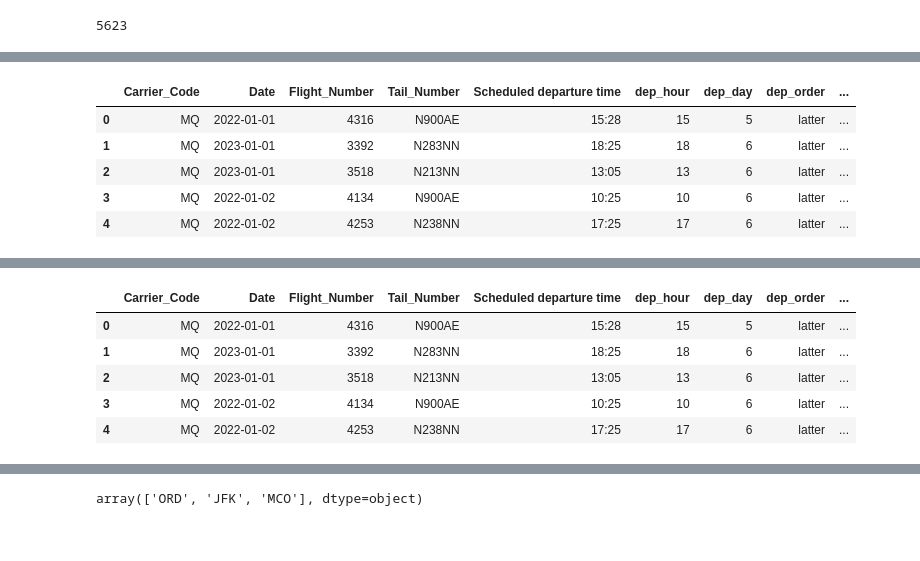
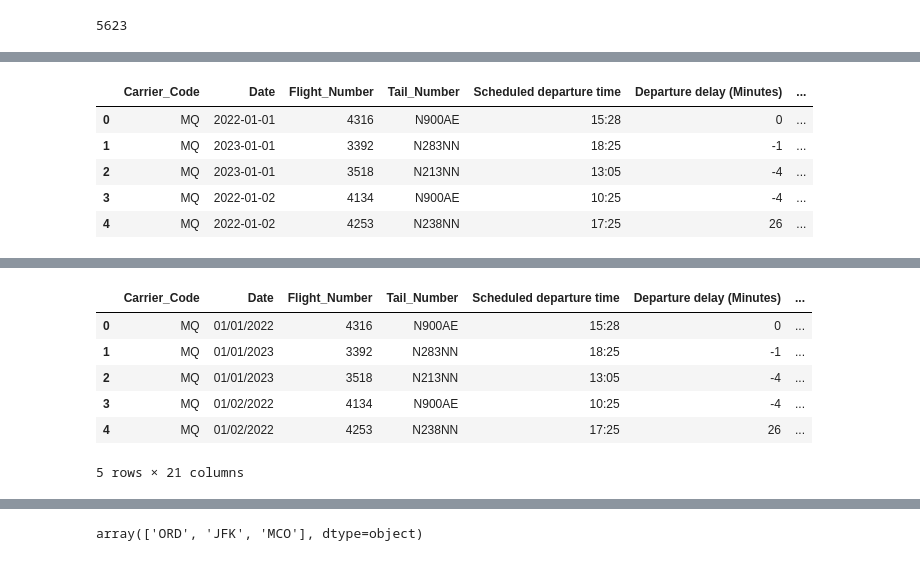
Before and after one commit to melvin1117/flight-predictions, a Jupyter notebook: analysis1.ipynb, the cells around one changed output, grey strips where cells are left out. Saved outputs shown, nothing was run; the diff lists cells and outputs as text; code cells hidden in the pictures.

```diff
--- a/analysis1.ipynb
+++ b/analysis1.ipynb
@@ -81,6 +73,6 @@ dtype: object
 # %%
 sub_data = main_data.drop(columns = ['Unnamed: 0','Destination_Airport','Actual departure time','Scheduled elapsed time (Minutes)','Actual elapsed time (Minutes)',
-                         'Departure delay (Minutes)','Wheels-off time','Taxi-Out time (Minutes)','dep_Delay_Carrier',
+                         'Wheels-off time','Taxi-Out time (Minutes)','dep_Delay_Carrier',
                          'dep_Delay_Weather','dep_Delay_National_Aviation_System','dep_Delay_Security','dep_Delay_Late_Aircraft_Arrival',
                          'dep_year','Actual Arrival Time','Wheels-on Time','Taxi-In time (Minutes)','arr_Delay_Carrier','arr_Delay_Weather',
                          'arr_Delay_National_Aviation_System','arr_Delay_Security','arr_Delay_Late_Aircraft_Arrival','arr_year'])
@@ -104,29 +97,32 @@ dtype: object
 # %%
 sub_data.head()
 # %% [output]
-|  | Carrier_Code | Date | Flight_Number | Tail_Number | Scheduled departure time | dep_hour | dep_day | dep_order | ... |
-| 0 | MQ | 2022-01-01 | 4316 | N900AE | 15:28 | 15 | 5 | latter | ... |
-| 1 | MQ | 2023-01-01 | 3392 | N283NN | 18:25 | 18 | 6 | latter | ... |
-| 2 | MQ | 2023-01-01 | 3518 | N213NN | 13:05 | 13 | 6 | latter | ... |
-| 3 | MQ | 2022-01-02 | 4134 | N900AE | 10:25 | 10 | 6 | latter | ... |
-| 4 | MQ | 2022-01-02 | 4253 | N238NN | 17:25 | 17 | 6 | latter | ... |
+|  | Carrier_Code | Date | Flight_Number | Tail_Number | Scheduled departure time | Departure delay (Minutes) | ... |
+| 0 | MQ | 2022-01-01 | 4316 | N900AE | 15:28 | 0 | ... |
+| 1 | MQ | 2023-01-01 | 3392 | N283NN | 18:25 | -1 | ... |
+| 2 | MQ | 2023-01-01 | 3518 | N213NN | 13:05 | -4 | ... |
+| 3 | MQ | 2022-01-02 | 4134 | N900AE | 10:25 | -4 | ... |
+| 4 | MQ | 2022-01-02 | 4253 | N238NN | 17:25 | 26 | ... |
 # %%
 sub_data['dep_min'] = sub_data['Scheduled departure time'].str.split(":").str[1].astype('int64')
-def round_to_nearest_quarter(minute):
-    if 0 <= minute < 14:
-        return 0
-    elif 15 <= minute < 29:
-        return 15
-    elif 30 <= minute < 44:
-        return 30
-    else:
-        return 45
-
-sub_data['dep_minutes'] = sub_data['dep_min'].apply(round_to_nearest_quarter).astype('object')
+# def round_to_nearest_quarter(minute):
+#     if 0 <= minute < 14:
+#         return 0
+#     elif 15 <= minute < 29:
+#         return 15
+#     elif 30 <= minute < 44:
+#         return 30
+#     else:
+#         return 45
+sub_data['Date'] = pd.to_datetime( sub_data['Date'],format ="%Y-%m-%d")
+sub_data['Date'] = sub_data['Date'].dt.strftime('%m/%d/%Y')
+sub_data['dep_minutes'] = 0
+sub_data['dep_minutes'] = sub_data['dep_minutes'].astype('object')
 sub_data['dep_hours'] = sub_data['dep_hour'].astype('object')
 sub_data['dep_min'] = sub_data['dep_min'].astype('object')
 sub_data['arr_min'] = main_data['Scheduled Arrival Time'].str.split(":").str[1].astype('int64')
-sub_data['arr_minutes'] = sub_data['arr_min'].apply(round_to_nearest_quarter).astype('object')
+sub_data['arr_minutes'] = 0
+sub_data['arr_minutes'] = sub_data['arr_minutes'].astype('object')
 sub_data['arr_hours'] = sub_data['arr_hour'].astype('object')
 sub_data['arr_min'] = sub_data['arr_min'].astype('object')
 sub_data['Flight_Number'] = main_data['Flight_Number'].astype('object')
@@ -163,8 +159,9 @@ arr_status                   int32
 dtype: object
-|  | Carrier_Code | Date | Flight_Number | Tail_Number | Scheduled departure time | dep_hour | dep_day | dep_order | ... |
-| 0 | MQ | 2022-01-01 | 4316 | N900AE | 15:28 | 15 | 5 | latter | ... |
-| 1 | MQ | 2023-01-01 | 3392 | N283NN | 18:25 | 18 | 6 | latter | ... |
-| 2 | MQ | 2023-01-01 | 3518 | N213NN | 13:05 | 13 | 6 | latter | ... |
-| 3 | MQ | 2022-01-02 | 4134 | N900AE | 10:25 | 10 | 6 | latter | ... |
-| 4 | MQ | 2022-01-02 | 4253 | N238NN | 17:25 | 17 | 6 | latter | ... |
+|  | Carrier_Code | Date | Flight_Number | Tail_Number | Scheduled departure time | Departure delay (Minutes) | ... |
+| 0 | MQ | 01/01/2022 | 4316 | N900AE | 15:28 | 0 | ... |
+| 1 | MQ | 01/01/2023 | 3392 | N283NN | 18:25 | -1 | ... |
+| 2 | MQ | 01/01/2023 | 3518 | N213NN | 13:05 | -4 | ... |
+| 3 | MQ | 01/02/2022 | 4134 | N900AE | 10:25 | -4 | ... |
+| 4 | MQ | 01/02/2022 | 4253 | N238NN | 17:25 | 26 | ... |
+5 rows × 21 columns
 # %%
```
Also changed, not shown: parts of 34 cells of this notebook, 10 other files.
